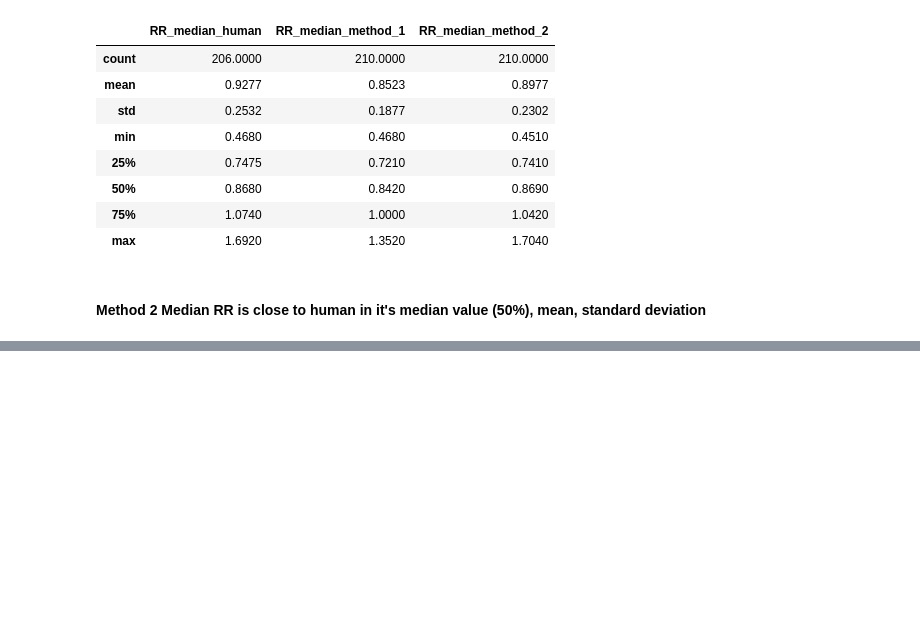
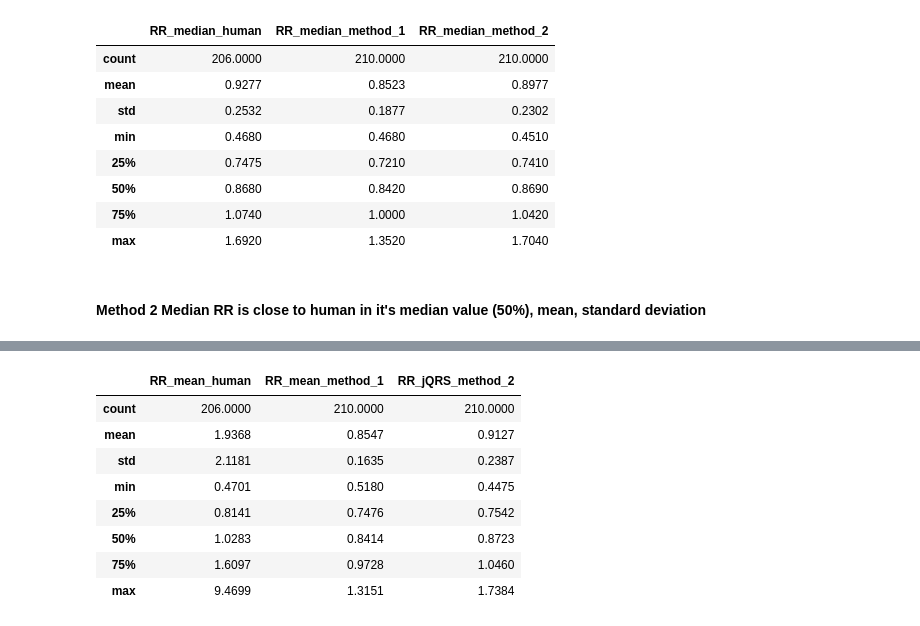
Before and after one commit to Simurgh818/QT_pipeline, a Jupyter notebook: data_analysis.ipynb, the cells around one changed output, grey strips where cells are left out. Cells and saved outputs as stored; diff of their text form; code cells hidden in the pictures; blank space fills up the shorter version.

```diff
--- a/data_analysis.ipynb
+++ b/data_analysis.ipynb
@@ -191,0 +233,12 @@ RR_median_for_box.describe().round(decimals=4)
+# %%
+RR_mean_for_box.describe().round(decimals=4)
+# %% [output]
+|  | RR_mean_human | RR_mean_method_1 | RR_jQRS_method_2 |
+| count | 206.0000 | 210.0000 | 210.0000 |
+| mean | 1.9368 | 0.8547 | 0.9127 |
+| std | 2.1181 | 0.1635 | 0.2387 |
+| min | 0.4701 | 0.5180 | 0.4475 |
+| 25% | 0.8141 | 0.7476 | 0.7542 |
+| 50% | 1.0283 | 0.8414 | 0.8723 |
+| 75% | 1.6097 | 0.9728 | 1.0460 |
+| max | 9.4699 | 1.3151 | 1.7384 |
```
Also changed, not shown: parts of 3 cells of this notebook, 2 other files.
